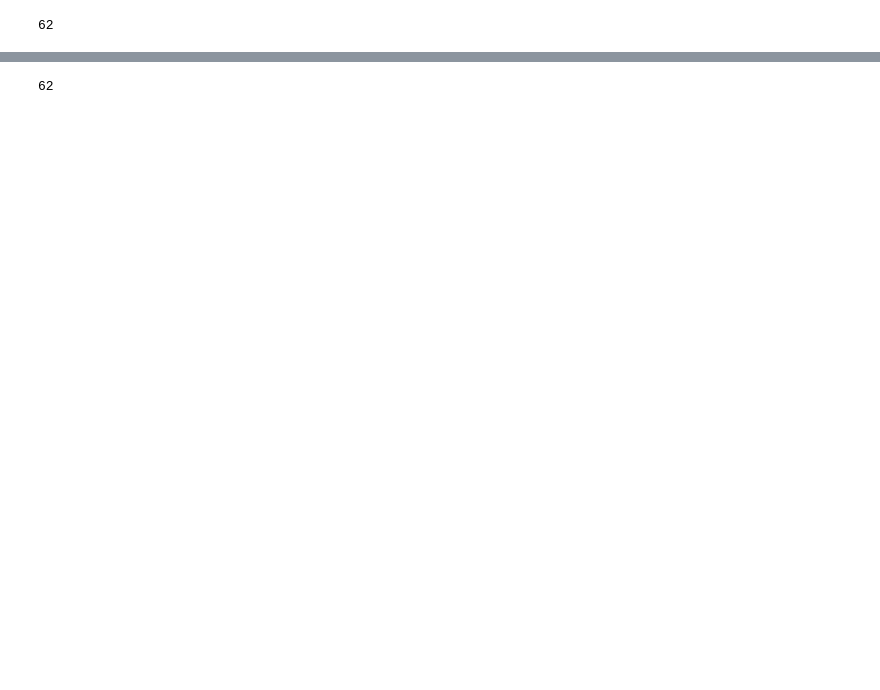
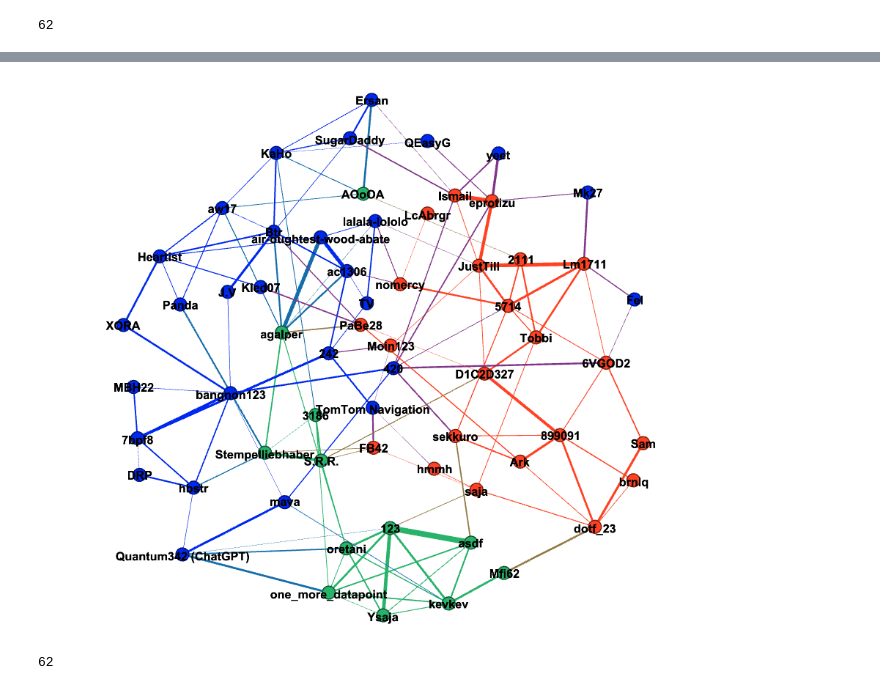
Before and after one commit to JulianCatnip/StudentMatcher, a Jupyter notebook: 07_Aehnlichkeitsberechnung.ipynb, the cells around one changed output, grey strips where cells are left out. Saved outputs shown, nothing was run; the diff lists cells and outputs as text; code cells hidden in the pictures; blank space fills up the shorter version.

```diff
--- a/07_Aehnlichkeitsberechnung.ipynb
+++ b/07_Aehnlichkeitsberechnung.ipynb
@@ -226,3 +222,14 @@ nx.draw(G,
+# %%
+#Gephi importiert und mit hilfe der Cluster-Informationen aus der vorherigen Clusteranalyse eingefärbt
+from IPython.display import Image
+
+# Path to your image file
+image_path = './data/images/cluster_neu.png'
+
+# Display the image
+Image(filename=image_path)
+# %% [output]
+[figure, added]
 # %%
 G.number_of_nodes()
 # %% [output]
```
Also changed, not shown: parts of 23 cells of this notebook.
